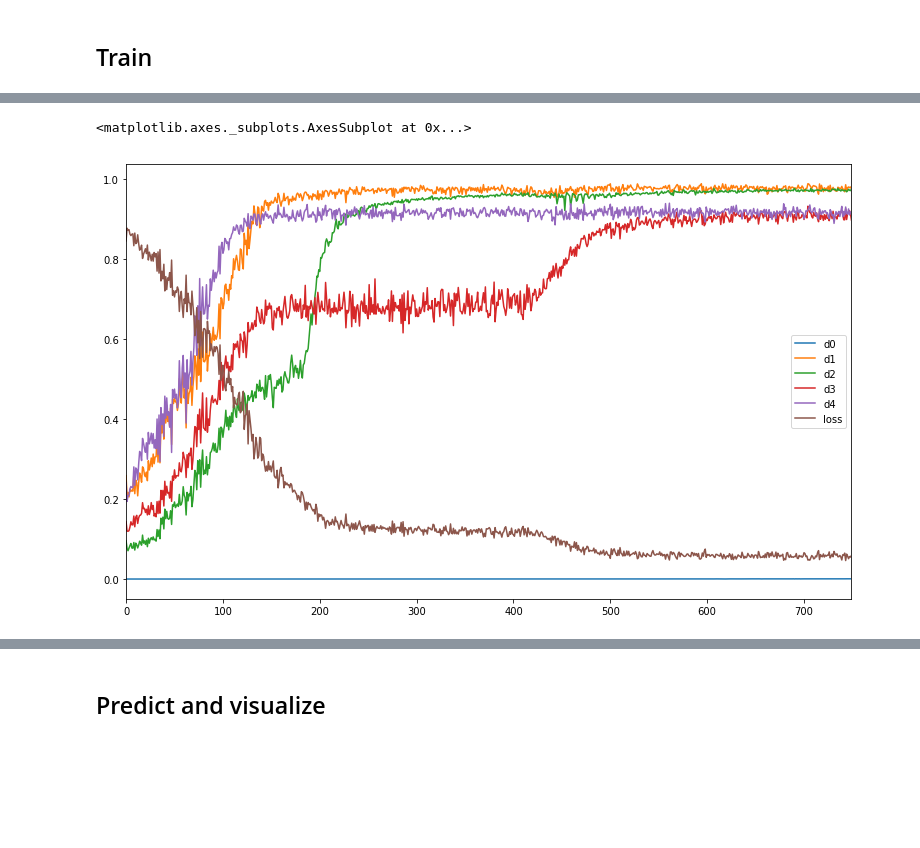
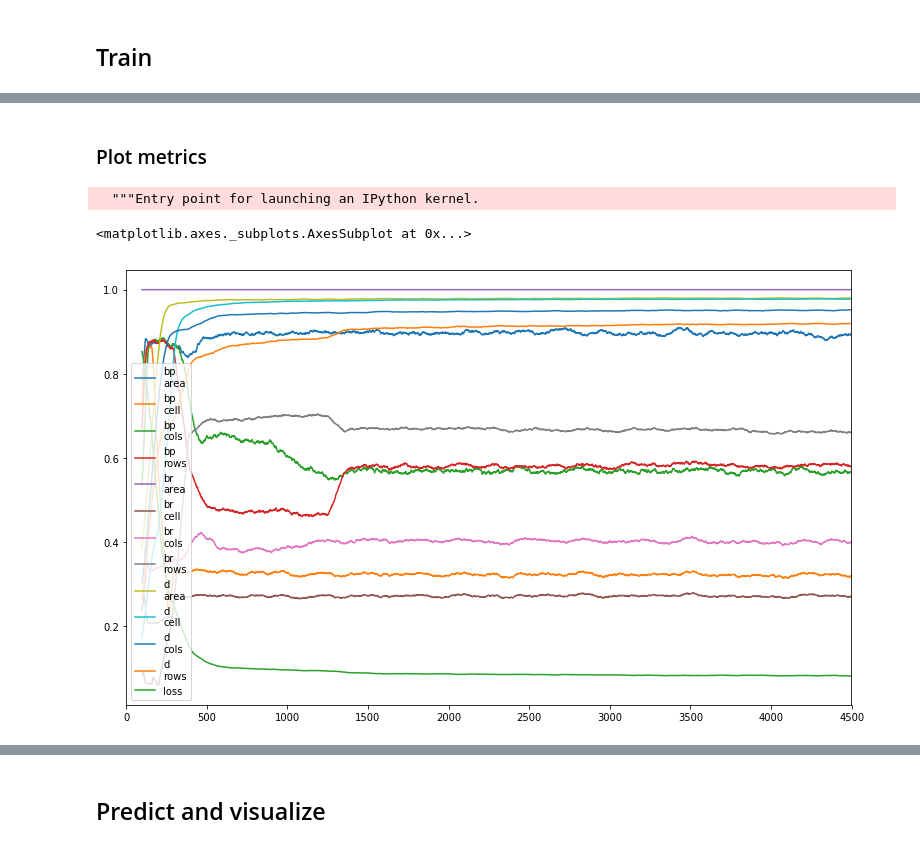
Before and after one commit to windj007/tablex-dataset, a Jupyter notebook: box_based_pytorch.ipynb, the cells around one changed output, grey strips where cells are left out. Cells and saved outputs as stored; diff of their text form; code cells hidden in the pictures; blank space fills up the shorter version.

Commit message:
experiments with explicit metrics

```diff
--- a/box_based_pytorch.ipynb
+++ b/box_based_pytorch.ipynb
@@ -176,13 +183,13 @@ imgaug_pipeline = iaa.Sequential([
 ## Define a network
 # %%
 class ConvBlock(nn.Module):
-    def __init__(self, in_channels, out_channels, kernel_size, dilations=[1], padding=1, bn=True):
+    def __init__(self, in_channels, out_channels, kernel_size, dilations=[1], bn=True):
         super(ConvBlock, self).__init__()
         self.bn = nn.BatchNorm2d(in_channels)
         self.convs = nn.ModuleList([nn.Conv2d(in_channels,
                                               out_channels,
                                               kernel_size,
-                                              padding=padding,
+                                              padding=dil,
                                               dilation=dil)
                                     for dil in dilations])
 
@@ -196,7 +203,8 @@ class UNet(nn.Module):
                  enc_dilations=[1], dec_dilations=[1]):
         super(UNet, self).__init__()
         enc_channels = [1] + [first_conv_channels * (2**step) for step in range(depth)]
-        self.encoder = nn.ModuleList([ConvBlock(enc_channels[i],
+        enc_in_channels = [1] + [n * len(enc_dilations) for n in enc_channels[1:]]
+        self.encoder = nn.ModuleList([ConvBlock(enc_in_channels[i],
                                                 enc_channels[i+1],
                                                 conv_kernel,
                                                 dilations=enc_dilations)
@@ -330,6 +472,7 @@ def run_network(network, generator, num_batches, criterion=dice_bce_loss, optimi
         images_var = npvar(images, cuda)
         mask_var = npvar(mask, cuda)
         loss_weights_var = npvar(loss_weights, cuda)
+        boxes = [pickle.loads(b) for b in boxes]
 
         cur_out = network(images_var)
 
@@ -342,8 +485,10 @@ def run_network(network, generator, num_batches, criterion=dice_bce_loss, optimi
             optimizer.step()
 
         cur_metrics = { 'loss' : loss.data[0] }
-        for name, func in METRICS.items():
-            metric_value = func(cur_out, mask_var).cpu().data.numpy()
-            cur_metrics.update((name+str(i), v) for i, v in enumerate(metric_value))
+        for name, (func, elem_names) in METRICS.items():
+            metric_value = func(cur_out, mask_var, boxes)
+            if not isinstance(metric_value, (list, numpy.ndarray)):
+                metric_value = metric_value.cpu().data.numpy()
+            cur_metrics.update(('\n'.join((name, n)), v) for n, v in zip(elem_names, metric_value) if n)
         metrics.append(cur_metrics)
     return metrics
@@ -351,7 +498,7 @@ def run_network(network, generator, num_batches, criterion=dice_bce_loss, optimi
 train_gen = None
 val_gen = None
 
-EPOCHS_NUM = 10
+EPOCHS_NUM = 60
 BATCH_SIZE = 16
 PART_PER_EPOCH = 0.5
 BATCHES_PER_EPOCH_TRAIN = int(len(train_image_ids) * PART_PER_EPOCH / BATCH_SIZE)
@@ -361,11 +508,12 @@ BATCHES_PER_EPOCH_VAL = int(len(val_image_ids) * PART_PER_EPOCH // BATCH_SIZE)
 # val_gen = data_gen(val_image_ids, imgaug_pipeline, batch_size=BATCH_SIZE)
 
 
-net = UNet(first_conv_channels=
-           8, depth=3, enc_dilations=[1]).cuda()
-optimizer = Adam(net.parameters())
+net = UNet(first_conv_channels=8,
+           depth=3,
+           enc_dilations=[1]).cuda()
 # LOSS = dice_bce_loss
-LOSS = dice_loss
+# LOSS = dice_loss
+LOSS = weighted_dice_loss
 print('total parameters', sum(numpy.product(p.size()) for p in net.parameters()))
 
 train_metrics = []
@@ -373,14 +521,20 @@ val_metrics = []
 for epoch in range(EPOCHS_NUM):
     try:
         train_gen = DataLoader(SegmDataset(train_image_ids, imgaug_pipeline),
-                       batch_size=BATCH_SIZE,
-                       shuffle=True,
-                       num_workers=4)
+                               batch_size=BATCH_SIZE,
+                               shuffle=True,
+                               num_workers=0)
         val_gen = DataLoader(SegmDataset(val_image_ids, imgaug_pipeline),
                              batch_size=BATCH_SIZE,
                              shuffle=True,
-                             num_workers=2)
+                             num_workers=0)
         print('epoch', epoch)
+
+        lr_factor = 0.5 ** (epoch // 20)
+        lr = 1e-3 * lr_factor
+        print('lr', lr)
+        optimizer = Adam(net.parameters(), lr=lr)
+
         net.train()
         cur_train_metrics = run_network(net, train_gen, BATCHES_PER_EPOCH_TRAIN,
                                         criterion=LOSS,
@@ -432,9 +590,12 @@ epoch 3
+# %% [markdown]
+### Plot metrics
 # %%
 train_metrics = pandas.DataFrame(train_metrics)
 val_metrics = pandas.DataFrame(val_metrics)
 # %%
-train_metrics.plot(figsize=(13, 8))
+pandas.rolling_mean(train_metrics, 100).plot(figsize=(13, 8))
 # %% [output]
-<matplotlib.axes._subplots.AxesSubplot at 0x...>
+  """Entry point for launching an IPython kernel.
+<matplotlib.axes._subplots.AxesSubplot at 0x...>
-[figure, old version]
+[figure, new version]
 # %%
```
Also changed, not shown: parts of 19 cells of this notebook.
